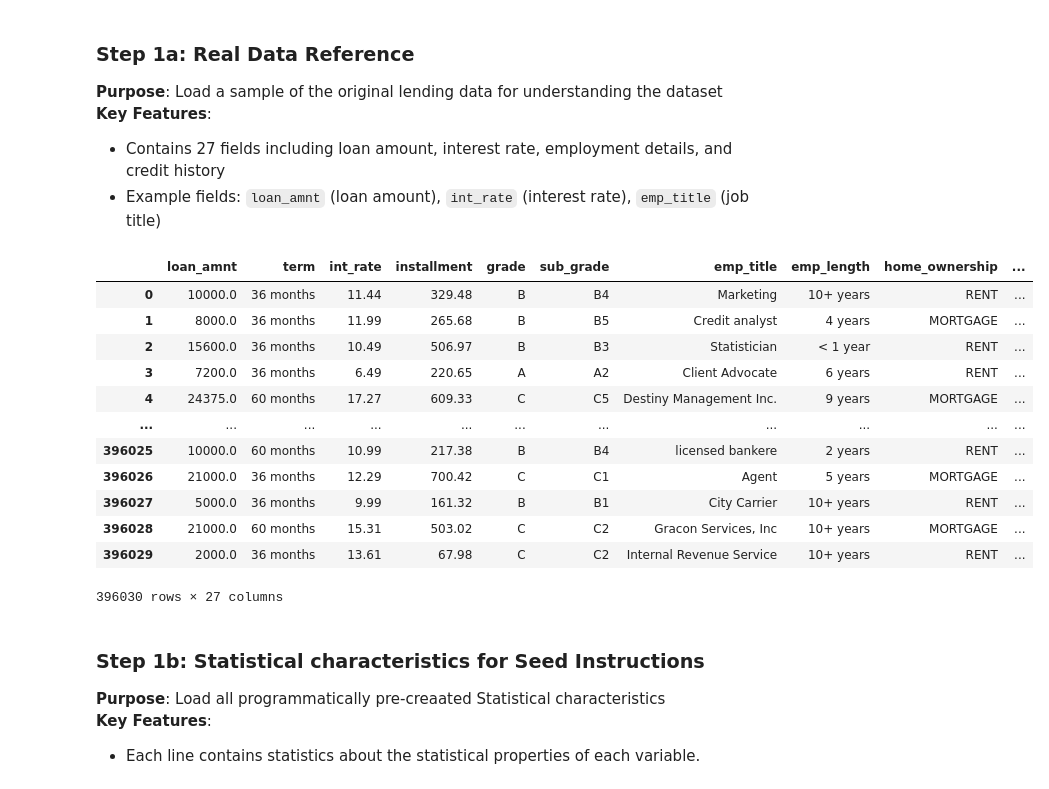
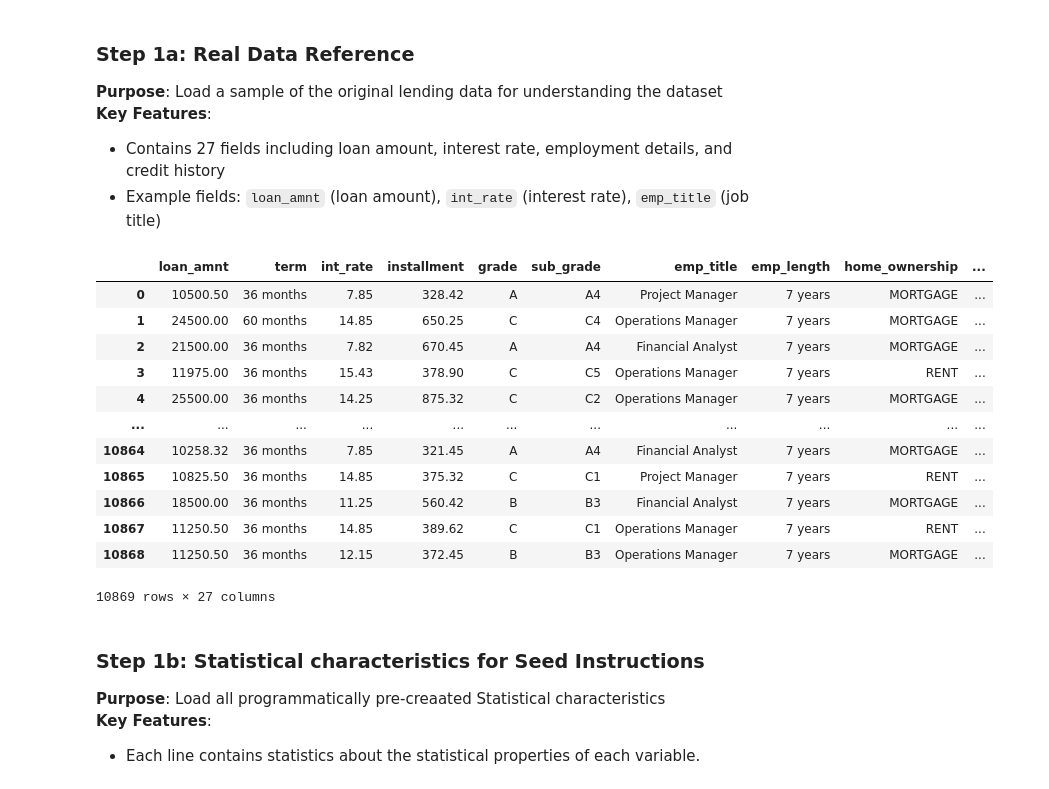
Before and after one commit to andreast6/TabularDataWithMatchingDistribution, a Jupyter notebook: Step2-GenerateSyntheticDataAndEvals.ipynb, the cells around one changed output. Drawn from its saved outputs; the diff is of its cells as text; code cells hidden in the pictures.

```diff
--- a/Step2-GenerateSyntheticDataAndEvals.ipynb
+++ b/Step2-GenerateSyntheticDataAndEvals.ipynb
@@ -15,23 +15,23 @@ Path='/home/cdsw/Advanced_Tabular_Generation_SDS_Example/'
 # %%
 #These are the lending datasets and how they look like
 import pandas as pd
-OutputFile='lending_club_loan_two.csv'
+OutputFile='data_tab_separated-large_synthetic.csv'
 data = pd.read_csv(OutputFile)
 data
 # %% [output]
 |  | loan_amnt | term | int_rate | installment | grade | sub_grade | emp_title | emp_length | home_ownership | ... |
-| 0 | 10000.0 | 36 months | 11.44 | 329.48 | B | B4 | Marketing | 10+ years | RENT | ... |
-| 1 | 8000.0 | 36 months | 11.99 | 265.68 | B | B5 | Credit analyst | 4 years | MORTGAGE | ... |
-| 2 | 15600.0 | 36 months | 10.49 | 506.97 | B | B3 | Statistician | < 1 year | RENT | ... |
-| 3 | 7200.0 | 36 months | 6.49 | 220.65 | A | A2 | Client Advocate | 6 years | RENT | ... |
-| 4 | 24375.0 | 60 months | 17.27 | 609.33 | C | C5 | Destiny Management Inc. | 9 years | MORTGAGE | ... |
+| 0 | 10500.50 | 36 months | 7.85 | 328.42 | A | A4 | Project Manager | 7 years | MORTGAGE | ... |
+| 1 | 24500.00 | 60 months | 14.85 | 650.25 | C | C4 | Operations Manager | 7 years | MORTGAGE | ... |
+| 2 | 21500.00 | 36 months | 7.82 | 670.45 | A | A4 | Financial Analyst | 7 years | MORTGAGE | ... |
+| 3 | 11975.00 | 36 months | 15.43 | 378.90 | C | C5 | Operations Manager | 7 years | RENT | ... |
+| 4 | 25500.00 | 36 months | 14.25 | 875.32 | C | C2 | Operations Manager | 7 years | MORTGAGE | ... |
 | ... | ... | ... | ... | ... | ... | ... | ... | ... | ... | ... |
-| 396025 | 10000.0 | 60 months | 10.99 | 217.38 | B | B4 | licensed bankere | 2 years | RENT | ... |
-| 396026 | 21000.0 | 36 months | 12.29 | 700.42 | C | C1 | Agent | 5 years | MORTGAGE | ... |
-| 396027 | 5000.0 | 36 months | 9.99 | 161.32 | B | B1 | City Carrier | 10+ years | RENT | ... |
-| 396028 | 21000.0 | 60 months | 15.31 | 503.02 | C | C2 | Gracon Services, Inc | 10+ years | MORTGAGE | ... |
-| 396029 | 2000.0 | 36 months | 13.61 | 67.98 | C | C2 | Internal Revenue Service | 10+ years | RENT | ... |
+| 10864 | 10258.32 | 36 months | 7.85 | 321.45 | A | A4 | Financial Analyst | 7 years | MORTGAGE | ... |
+| 10865 | 10825.50 | 36 months | 14.85 | 375.32 | C | C1 | Project Manager | 7 years | RENT | ... |
+| 10866 | 18500.00 | 36 months | 11.25 | 560.42 | B | B3 | Financial Analyst | 7 years | MORTGAGE | ... |
+| 10867 | 11250.50 | 36 months | 14.85 | 389.62 | C | C1 | Operations Manager | 7 years | RENT | ... |
+| 10868 | 11250.50 | 36 months | 12.15 | 372.45 | B | B3 | Operations Manager | 7 years | MORTGAGE | ... |
-396030 rows × 27 columns
+10869 rows × 27 columns
 # %% [markdown]
 ### Step 1b: Statistical characteristics for Seed Instructions
 **Purpose**: Load all programmatically pre-creaated Statistical characteristics
```
Also changed, not shown: parts of 3 cells of this notebook.
